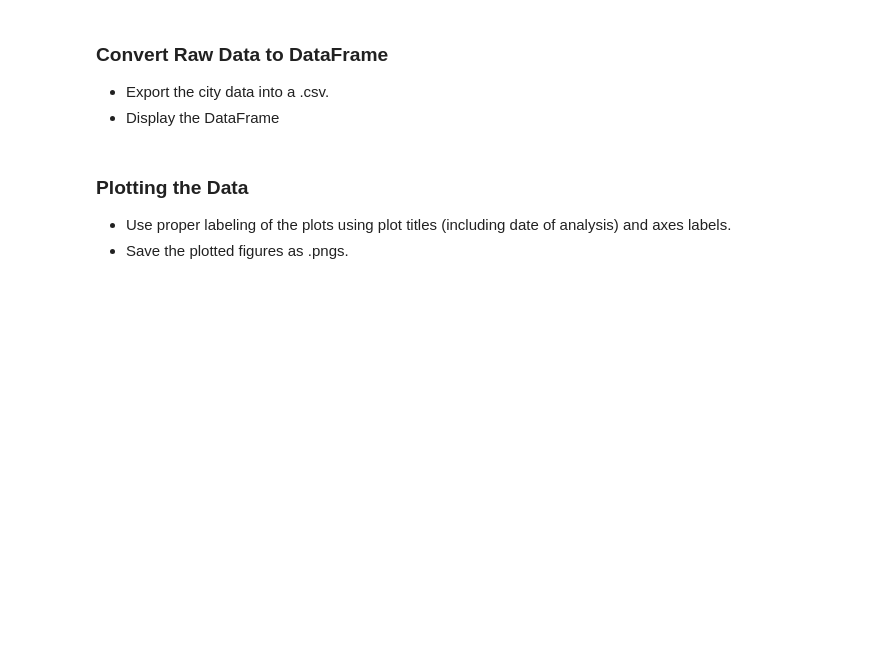
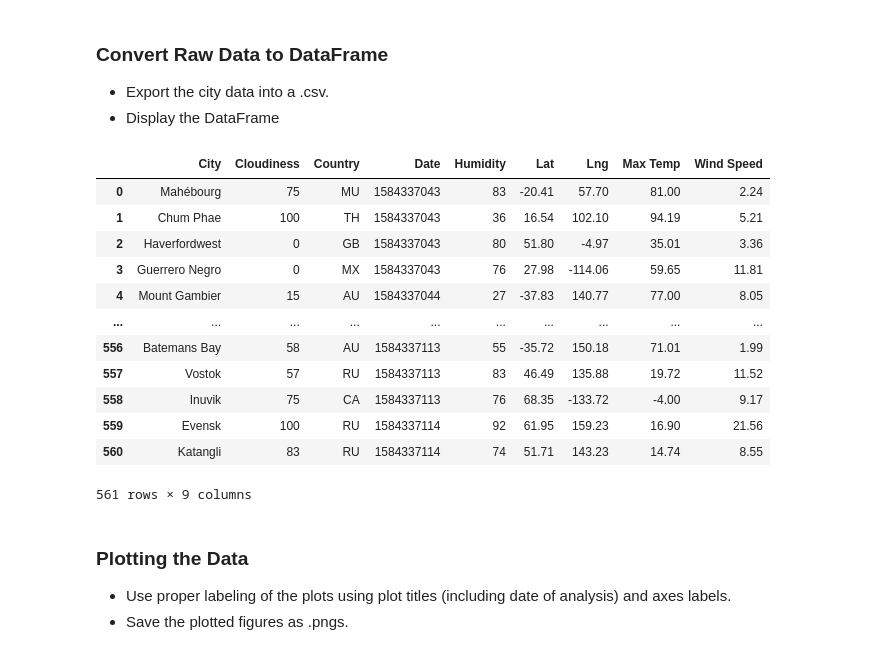
Before and after one commit to prerak-patel/python-api, a Jupyter notebook: WeatherPy/WeatherPy.ipynb, the cells around one changed output. Drawn from its saved outputs; the diff is of its cells as text; code cells hidden in the pictures; blank space fills up the shorter version.

Commit message:
Display city dataframe

```diff
--- a/WeatherPy/WeatherPy.ipynb
+++ b/WeatherPy/WeatherPy.ipynb
@@ -129,6 +129,23 @@ city_data_df.head()
 
 # Export city data to csv file
 city_data_df.to_csv("../output_data/citydata.csv", index=False, header=True)
+# %%
+city_data_df = pd.read_csv('../output_data/citydata.csv')
+city_data_df
+# %% [output]
+|  | City | Cloudiness | Country | Date | Humidity | Lat | Lng | Max Temp | Wind Speed |
+| 0 | Mahébourg | 75 | MU | 1584337043 | 83 | -20.41 | 57.70 | 81.00 | 2.24 |
+| 1 | Chum Phae | 100 | TH | 1584337043 | 36 | 16.54 | 102.10 | 94.19 | 5.21 |
+| 2 | Haverfordwest | 0 | GB | 1584337043 | 80 | 51.80 | -4.97 | 35.01 | 3.36 |
+| 3 | Guerrero Negro | 0 | MX | 1584337043 | 76 | 27.98 | -114.06 | 59.65 | 11.81 |
+| 4 | Mount Gambier | 15 | AU | 1584337044 | 27 | -37.83 | 140.77 | 77.00 | 8.05 |
+| ... | ... | ... | ... | ... | ... | ... | ... | ... | ... |
+| 556 | Batemans Bay | 58 | AU | 1584337113 | 55 | -35.72 | 150.18 | 71.01 | 1.99 |
+| 557 | Vostok | 57 | RU | 1584337113 | 83 | 46.49 | 135.88 | 19.72 | 11.52 |
+| 558 | Inuvik | 75 | CA | 1584337113 | 76 | 68.35 | -133.72 | -4.00 | 9.17 |
+| 559 | Evensk | 100 | RU | 1584337114 | 92 | 61.95 | 159.23 | 16.90 | 21.56 |
+| 560 | Katangli | 83 | RU | 1584337114 | 74 | 51.71 | 143.23 | 14.74 | 8.55 |
+561 rows × 9 columns
 # %% [markdown]
 ### Plotting the Data
 * Use proper labeling of the plots using plot titles (including date of analysis) and axes labels.
```
Also changed, not shown: parts of 1 cell of this notebook.
